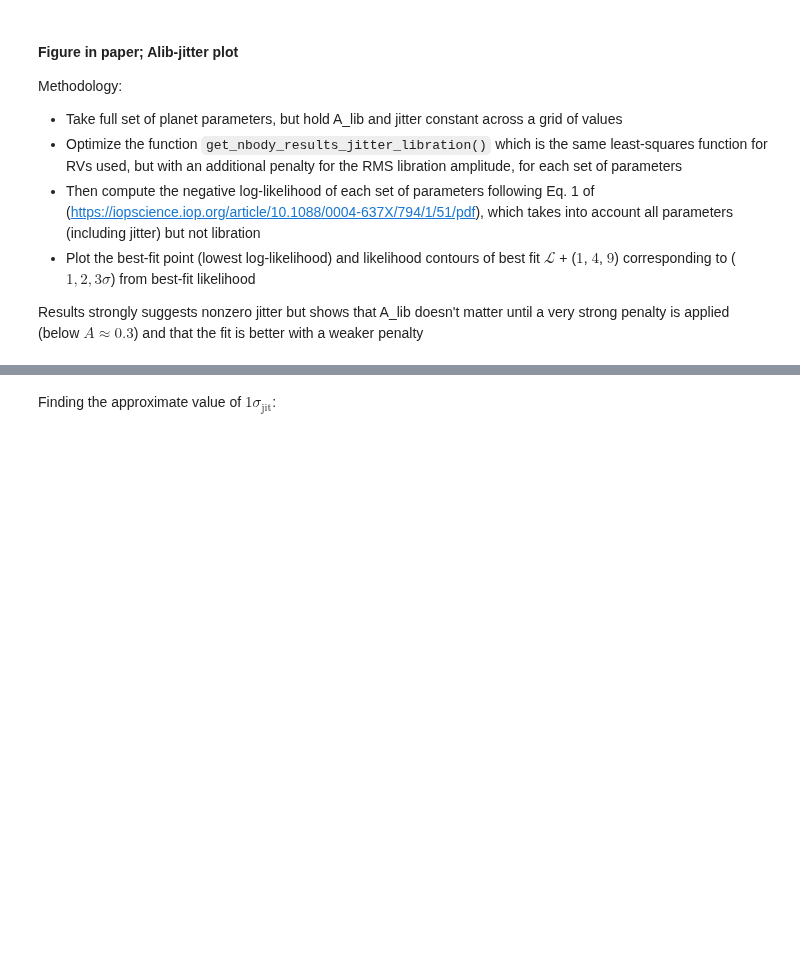
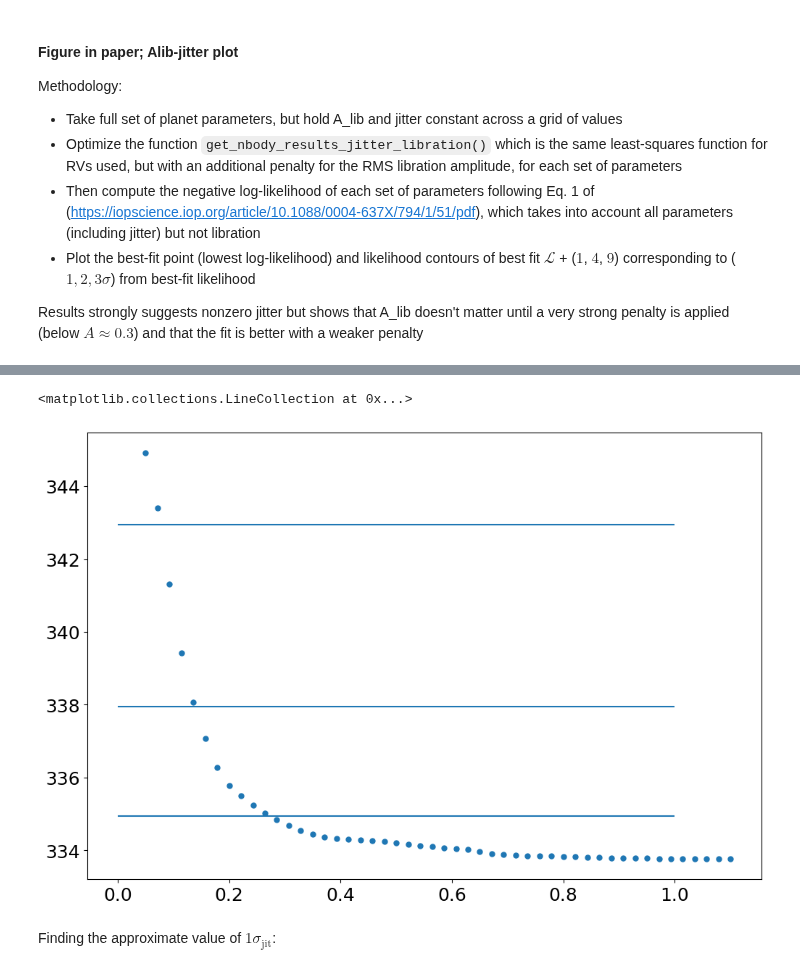
Before and after one commit to ia-chow/SURF2022, a Jupyter notebook: SURF/hd45364_jitter_sini_EDITED.ipynb, the cells around one changed output, grey strips where cells are left out. Drawn from its saved outputs; the diff is of its cells as text; code cells hidden in the pictures; blank space fills up the shorter version.

```diff
--- a/SURF/hd45364_jitter_sini_EDITED.ipynb
+++ b/SURF/hd45364_jitter_sini_EDITED.ipynb
@@ -731,3 +822,10 @@ plt.savefig('2021_fall-2022_winter/paper_figures/Alib_jitter_sini_contour.png')#
+# %%
+fig, ax = plt.subplots(1, 1, figsize = (12, 8), dpi=100)
+plt.scatter(Alibs_02, neg_log_likelihoods_02[:, 5])
+ax.hlines(levels_02, xmin=0., xmax=1.)
+# %% [output]
+<matplotlib.collections.LineCollection at 0x...>
+[figure, added]
 # %% [markdown]
 Finding the approximate value of $1\sigma_\text{jit}$:
 # %%
```
Also changed, not shown: parts of 24 cells of this notebook, 5 other files.
